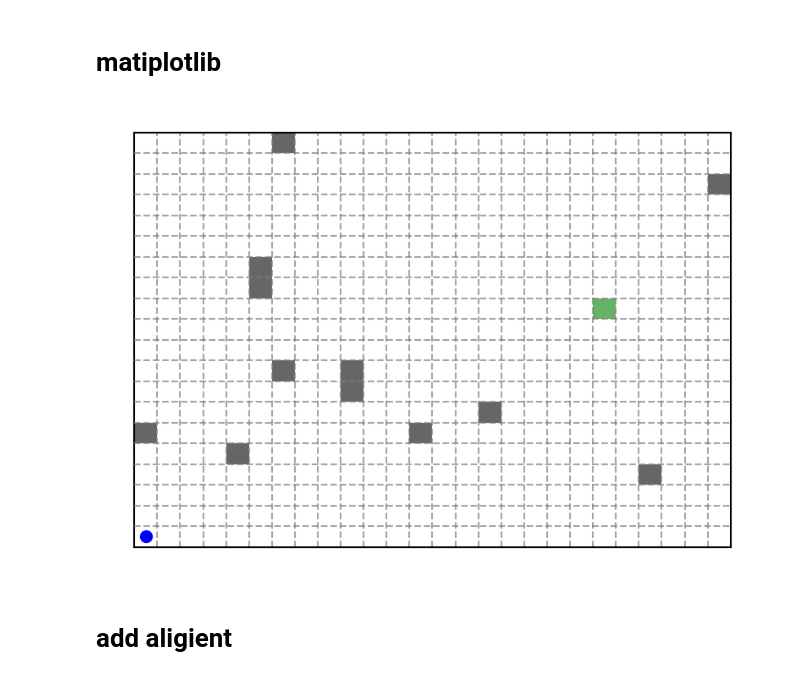
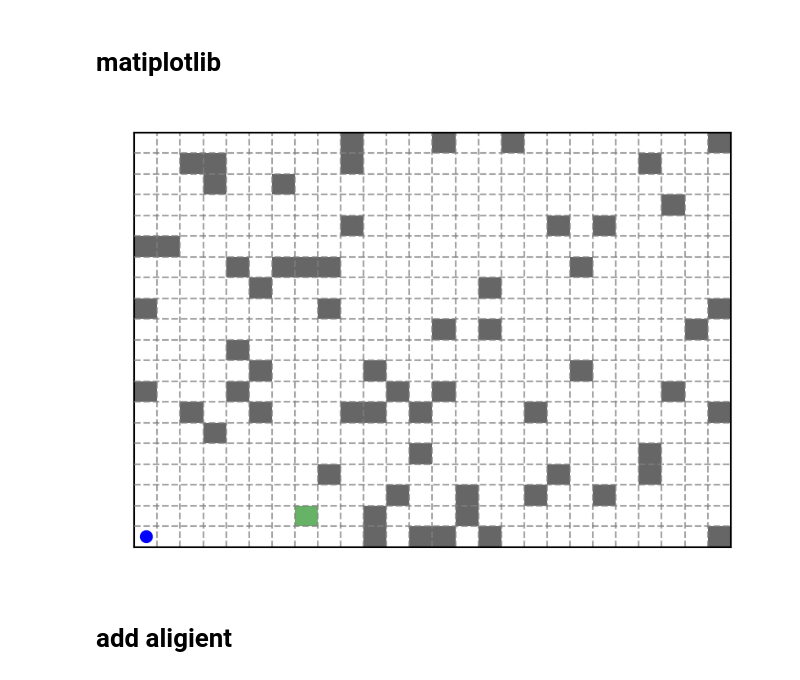
Before and after one commit to 0baldkiller0/test, a Jupyter notebook: learn.ipynb, the cells around one changed output. Drawn from its saved outputs; the diff is of its cells as text; code cells hidden in the pictures.

```diff
--- a/learn.ipynb
+++ b/learn.ipynb
@@ -338,7 +338,7 @@ def reset_env(reward_num, track_num, obs_num):
              if i < reward_num:
                    while len(board_set) < i + 1:
                      m , n = random.randint(0, num_rows-1), random.randint(0, num_cols-1)
-                     if ((m,n) not in board_set):#& ((m,n) != start_pos)
+                     if ((m,n) not in board_set)& ((m,n) != start_pos):#
                            board_set.append((m,n))
                            board[m][n] = 1
                            reward_point.append((m,n))
@@ -351,7 +351,7 @@ def reset_env(reward_num, track_num, obs_num):
              else:
                    while len(board_set) < i + 1:
                      m , n = random.randint(0, num_rows-1), random.randint(0, num_cols-1)
-                     if ((m,n) not in board_set):# & ((m,n) != start_pos)
+                     if ((m,n) not in board_set)& ((m,n) != start_pos):#
                            board_set.append((m,n))
                            board[m][n] = 2
                            obs_point.append((m,n))
@@ -427,35 +427,35 @@ def draw_trace(board,bot_pos_comb):
                         if board[i, j] == 2:
                             rect = patches.Rectangle((x, y), unit, unit, edgecolor='none', facecolor='black',
                                                      alpha=0.6)
                             ax.add_patch(rect)
                         elif board[i, j] == 1:
                             rect = patches.Rectangle((x, y), unit, unit, edgecolor='none', facecolor='green',
                                                      alpha=0.6)
                             ax.add_patch(rect)
                         elif board[i, j] == -1:
                             rect = patches.Rectangle((x, y), unit, unit, edgecolor='none', facecolor='red',
                                                      alpha=0.6)
                             ax.add_patch(rect)
         for dot in bot_pos_comb:
             #i, j = bot_pos_comb[k][0], bot_pos_comb[k][1]
             i, j = dot[0], dot[1]
             y = (i) * unit
             x = j * unit
             ax.plot([x + 0.5 * unit], [y + 0.5 * unit], marker="o",
                     linestyle='none', markersize=max(fig_size)*unit, color='blue')
             if board[i, j] != 0:
                 ax.text(fig_size[0] / 3, fig_size[1] * 2 / 3,
                         s="episode ends, reward: {:.2f}".format(2))
         plt.show()
 
-board, reward_point, _ = reset_env(1,2,10)
+board, reward_point, _ = reset_env(1,2,60)
 draw_pic(board, bot_pos=(0,0))
 #for i in range(num_rows):
 #    for j in range(num_cols):
 #        draw_pic(board, bot_pos=(i,j))
         #plt.pause(1)
 # %% [output]
-[figure, old version]
+[figure, new version]
 # %% [markdown]
 # add aligient
 # %%
```
Also changed, not shown: parts of 2 cells of this notebook.
